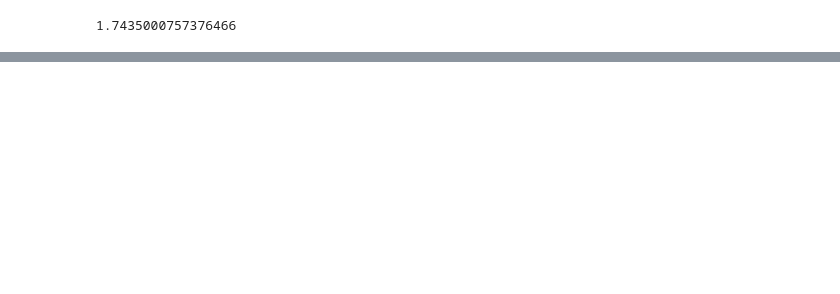
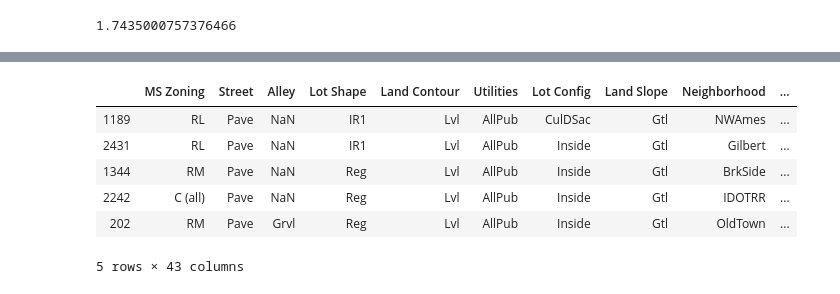
Before and after one commit to kolibrie-eric/JADS, a Jupyter notebook: Ames housing/ames-housing.ipynb, the cells around one changed output, grey strips where cells are left out. Saved outputs shown, nothing was run; the diff lists cells and outputs as text; code cells hidden in the pictures; blank space fills up the shorter version.

```diff
--- a/Ames housing/ames-housing.ipynb
+++ b/Ames housing/ames-housing.ipynb
@@ -164,0 +227,4 @@ memory usage: 410.5 KB
+# %%
+# dit is een probeersel
+traindata_obj = traindata.select_dtypes(include=['object'])
+traindata_obj.info()
@@ -164,0 +249,10 @@ memory usage: 410.5 KB
+# %%
+traindata_obj.head()
+# %% [output]
+|  | MS Zoning | Street | Alley | Lot Shape | Land Contour | Utilities | Lot Config | Land Slope | Neighborhood | ... |
+| 1189 | RL | Pave | NaN | IR1 | Lvl | AllPub | CulDSac | Gtl | NWAmes | ... |
+| 2431 | RL | Pave | NaN | IR1 | Lvl | AllPub | Inside | Gtl | Gilbert | ... |
+| 1344 | RM | Pave | NaN | Reg | Lvl | AllPub | Inside | Gtl | BrkSide | ... |
+| 2242 | C (all) | Pave | NaN | Reg | Lvl | AllPub | Inside | Gtl | IDOTRR | ... |
+| 202 | RM | Pave | Grvl | Reg | Lvl | AllPub | Inside | Gtl | OldTown | ... |
+5 rows × 43 columns
```
Also changed, not shown: parts of 35 cells of this notebook.
